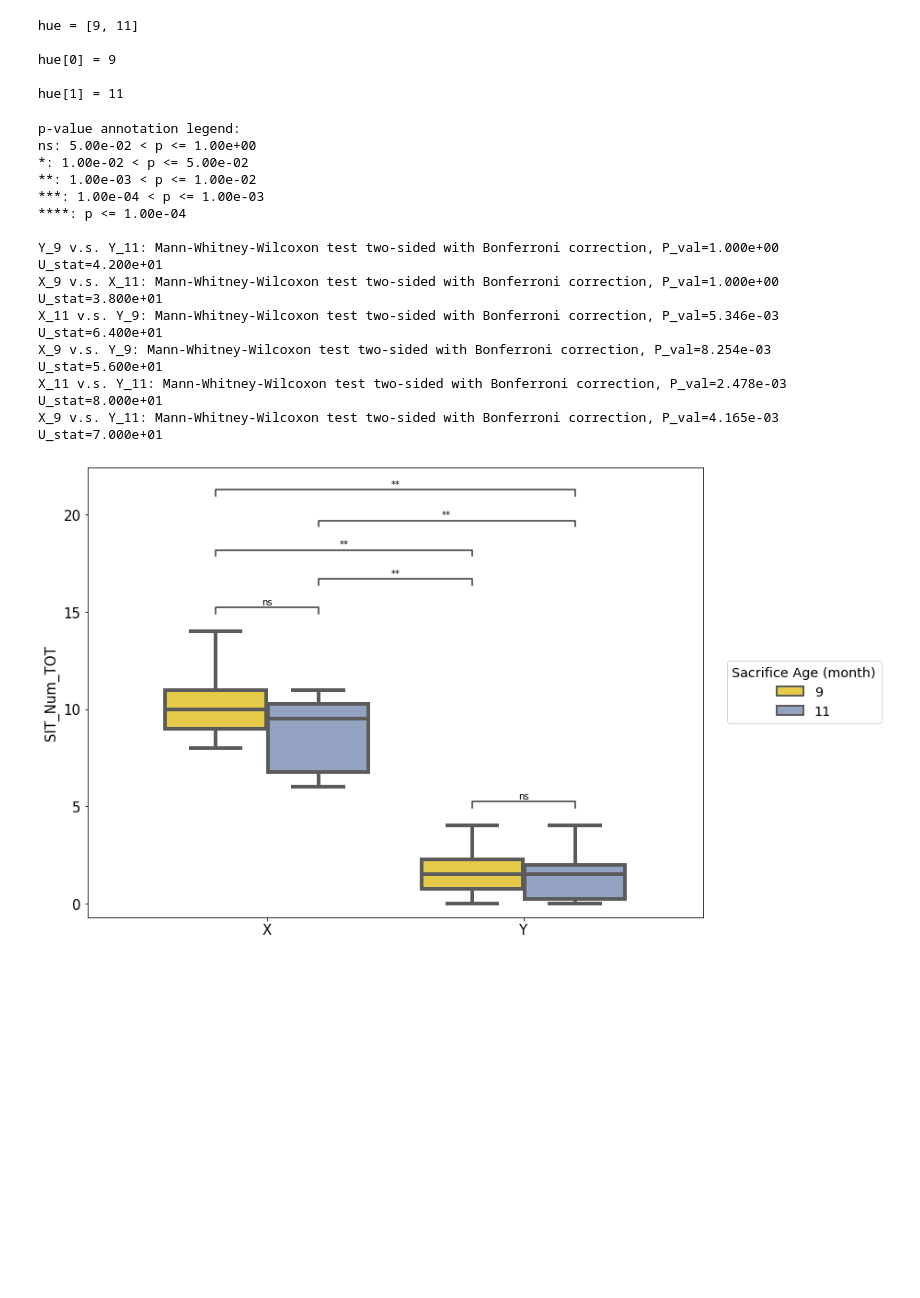
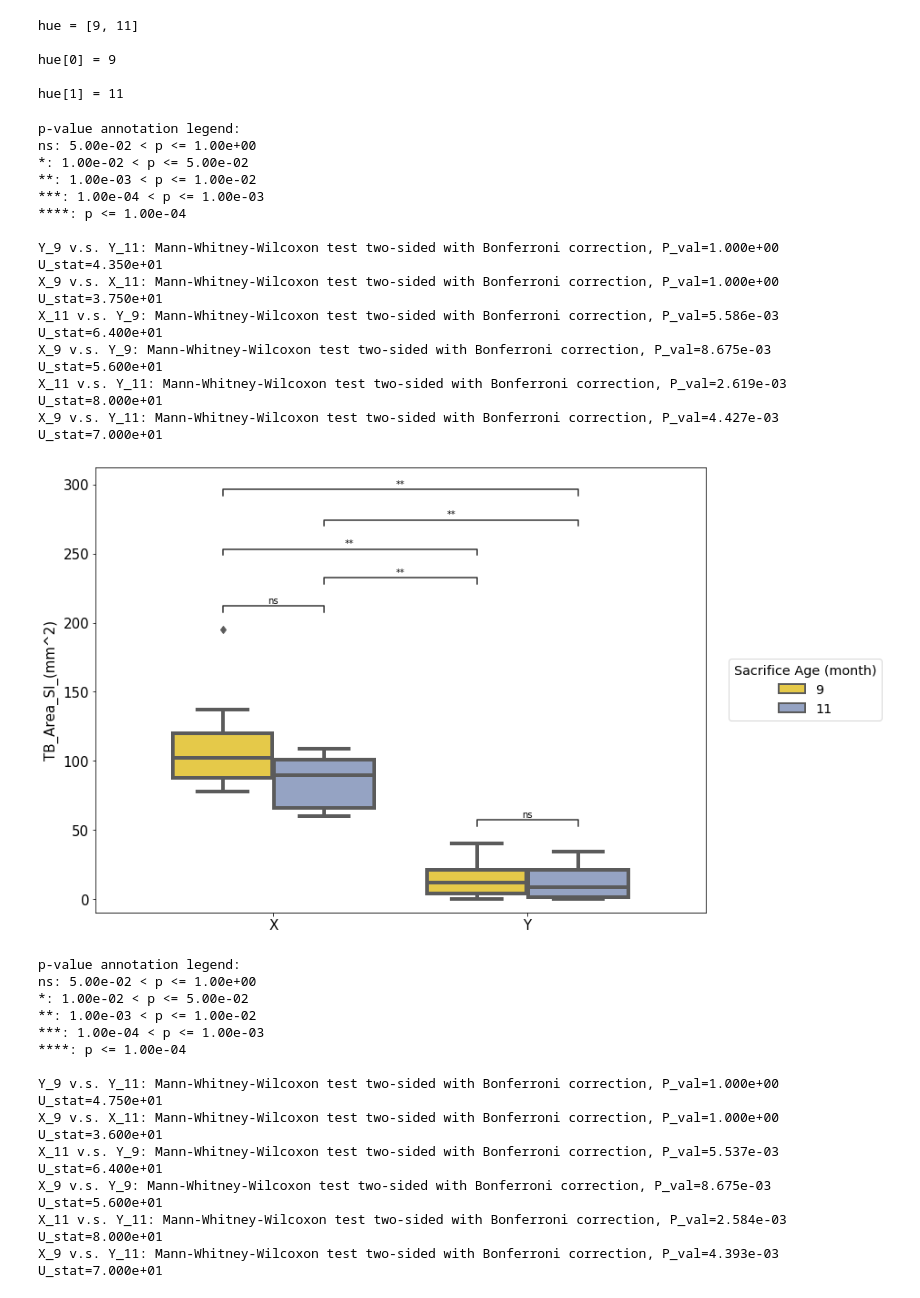
Before and after one commit to helixfaller/Gut-Swissroll-Analysis, a Jupyter notebook: _box_plot_example.ipynb, the cells around one changed output. Cells and saved outputs as stored; diff of their text form; code cells hidden in the pictures; blank space fills up the shorter version.

Commit message:
Box Plot Example Jupyter Notebook

```diff
--- a/_box_plot_example.ipynb
+++ b/_box_plot_example.ipynb
@@ -27,21 +29,48 @@ hue = [9, 11]
 hue[0] = 9
 
 hue[1] = 11
+# %%
+columns = ["TB_Area_SI_(mm^2)",
+           "TB_Area_SI_NInv_(mm^2)",
+           "TB_Area_Inv_(mm^2)",
+           "MTS_SI_Ninv_(mm^2)",
+           "MTS_SI_Inv_(mm^2)",
+           "MTS_SI(mm^2)",
+           "Body Weight (g)",
+           "Liver weight (g)",
+           "Liver(g)/Body(g)",
+           "Spleen weight (g)",
+           "Spleen (g)/Body (g)"]
 # %%
-sr.box_plot(columns="SIT_Num_TOT", data=data, genotype=["X", "Y"], hue="Sacrifice Age (month)",
-            hue_split=None, test="Mann-Whitney", palette="Set2_r")
+for i, column in enumerate(columns):
+    plt.figure(i)
+    sr.box_plot(columns=column, data=data, genotype=["X", "Y"], hue="Sacrifice Age (month)",
+                hue_split=None, test="Mann-Whitney", palette="Set2_r")
 # %% [output]
 p-value annotation legend:
 ns: 5.00e-02 < p <= 1.00e+00
 *: 1.00e-02 < p <= 5.00e-02
 **: 1.00e-03 < p <= 1.00e-02
 ***: 1.00e-04 < p <= 1.00e-03
 ****: p <= 1.00e-04
 
-Y_9 v.s. Y_11: Mann-Whitney-Wilcoxon test two-sided with Bonferroni correction, P_val=1.000e+00 U_stat=4.200e+01
-X_9 v.s. X_11: Mann-Whitney-Wilcoxon test two-sided with Bonferroni correction, P_val=1.000e+00 U_stat=3.800e+01
-X_11 v.s. Y_9: Mann-Whitney-Wilcoxon test two-sided with Bonferroni correction, P_val=5.346e-03 U_stat=6.400e+01
-X_9 v.s. Y_9: Mann-Whitney-Wilcoxon test two-sided with Bonferroni correction, P_val=8.254e-03 U_stat=5.600e+01
-X_11 v.s. Y_11: Mann-Whitney-Wilcoxon test two-sided with Bonferroni correction, P_val=2.478e-03 U_stat=8.000e+01
-X_9 v.s. Y_11: Mann-Whitney-Wilcoxon test two-sided with Bonferroni correction, P_val=4.165e-03 U_stat=7.000e+01
+Y_9 v.s. Y_11: Mann-Whitney-Wilcoxon test two-sided with Bonferroni correction, P_val=1.000e+00 U_stat=4.350e+01
+X_9 v.s. X_11: Mann-Whitney-Wilcoxon test two-sided with Bonferroni correction, P_val=1.000e+00 U_stat=3.750e+01
+X_11 v.s. Y_9: Mann-Whitney-Wilcoxon test two-sided with Bonferroni correction, P_val=5.586e-03 U_stat=6.400e+01
+X_9 v.s. Y_9: Mann-Whitney-Wilcoxon test two-sided with Bonferroni correction, P_val=8.675e-03 U_stat=5.600e+01
+X_11 v.s. Y_11: Mann-Whitney-Wilcoxon test two-sided with Bonferroni correction, P_val=2.619e-03 U_stat=8.000e+01
+X_9 v.s. Y_11: Mann-Whitney-Wilcoxon test two-sided with Bonferroni correction, P_val=4.427e-03 U_stat=7.000e+01
-[figure, old version]
+[figure, new version]
+p-value annotation legend:
+ns: 5.00e-02 < p <= 1.00e+00
+*: 1.00e-02 < p <= 5.00e-02
+**: 1.00e-03 < p <= 1.00e-02
+***: 1.00e-04 < p <= 1.00e-03
+****: p <= 1.00e-04
+
+Y_9 v.s. Y_11: Mann-Whitney-Wilcoxon test two-sided with Bonferroni correction, P_val=1.000e+00 U_stat=4.750e+01
+X_9 v.s. X_11: Mann-Whitney-Wilcoxon test two-sided with Bonferroni correction, P_val=1.000e+00 U_stat=3.600e+01
+X_11 v.s. Y_9: Mann-Whitney-Wilcoxon test two-sided with Bonferroni correction, P_val=5.537e-03 U_stat=6.400e+01
+X_9 v.s. Y_9: Mann-Whitney-Wilcoxon test two-sided with Bonferroni correction, P_val=8.675e-03 U_stat=5.600e+01
+X_11 v.s. Y_11: Mann-Whitney-Wilcoxon test two-sided with Bonferroni correction, P_val=2.584e-03 U_stat=8.000e+01
+X_9 v.s. Y_11: Mann-Whitney-Wilcoxon test two-sided with Bonferroni correction, P_val=4.393e-03 U_stat=7.000e+01
```
Also changed, not shown: parts of 2 cells of this notebook.
